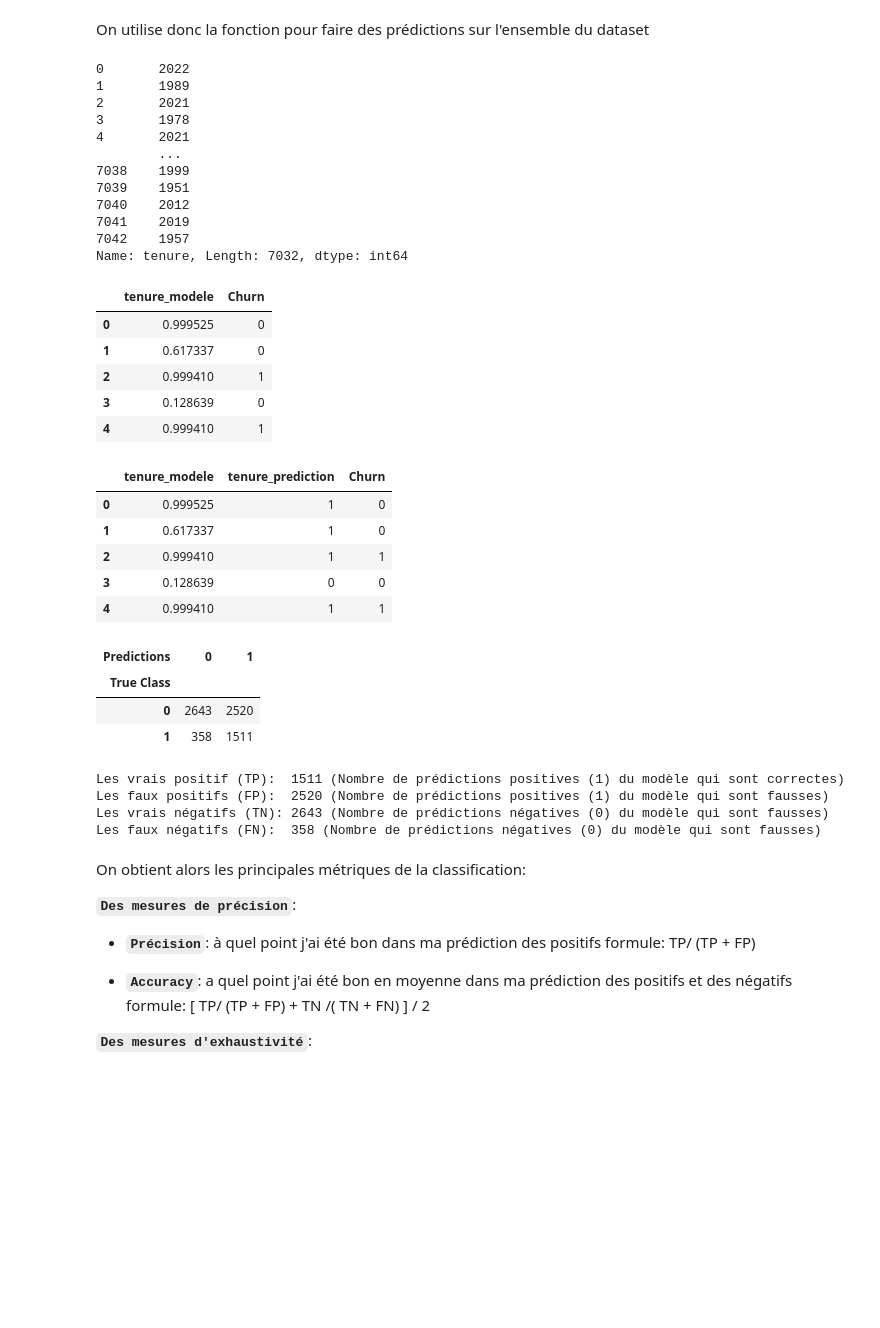
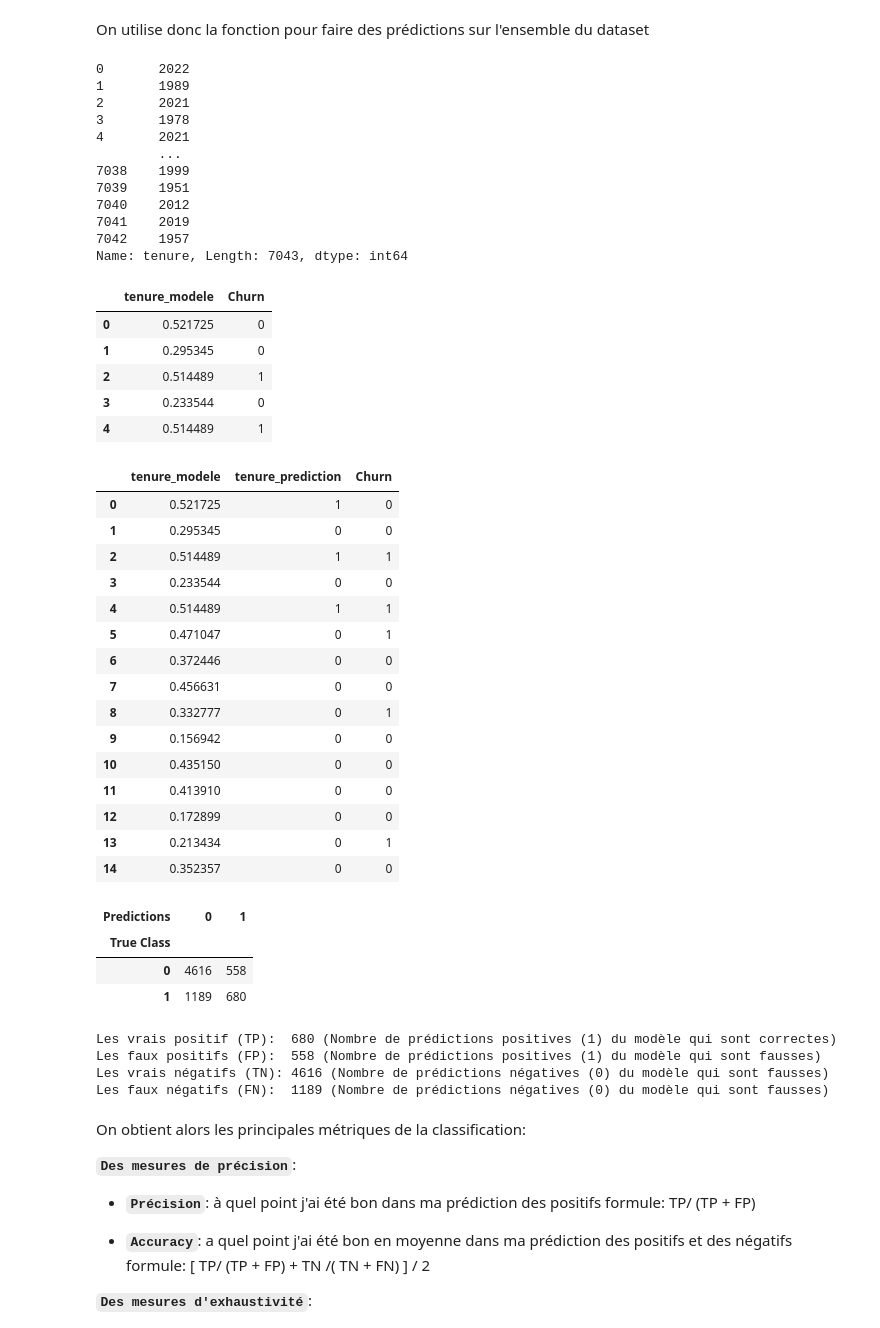
Before and after one commit to charles-42/classification_telco_churn, a Jupyter notebook: cours_classification.ipynb, the cells around one changed output. Drawn from its saved outputs; the diff is of its cells as text; code cells hidden in the pictures; blank space fills up the shorter version.

```diff
--- a/cours_classification.ipynb
+++ b/cours_classification.ipynb
@@ -36,8 +36,8 @@ Quand on modélise, on suppose que le lien entre les variables explicatives et l
 Dans le cas de la régression linéaire on utilise une fonction linéaire:
 # %%
 def f(x):
-    beta_0 = 2
-    beta_1 = 100
+    beta_0 = 0
+    beta_1 = 60
     return beta_0 + beta_1 * x
 
 df = df[~df['TotalCharges'].isin([' '])]
@@ -130,8 +110,8 @@ df_bin
 
 
 def f(x):
-    beta_0 = -8   #-2
-    beta_1 = 15  #3
+    beta_0 = -2   #-2
+    beta_1 = 2  #3
     return  np.exp(beta_0 + beta_1 * ((x-1950)/69)) / ( 1 + np.exp(beta_0 + beta_1 * ((x-1950)/69)))
 
 
@@ -157,9 +137,10 @@ plt.show()
 # %% [markdown]
 On fait la même chose pour les variables catégorielles en les transformant en variables binaires.
 # %%
+df['SeniorCitizen'] = df['SeniorCitizen'].map({'No': 0, 'Yes': 1})
 def g(x):
-    beta_0 = -15    #-1
-    beta_1 = 20 # 0.5
+    beta_0 = -1    #-1
+    beta_1 = 0.5 # 0.5
     return  np.exp(beta_0 + beta_1 * x) / ( 1 + np.exp(beta_0 + beta_1 * x))
 
 predicted = [g(x) for x in np.linspace(0, 1, 11)]
@@ -199,29 +180,39 @@ On utilise donc la fonction pour faire des prédictions sur l'ensemble du datase
 7040    2012
 7041    2019
 7042    1957
-Name: tenure, Length: 7032, dtype: int64
+Name: tenure, Length: 7043, dtype: int64
 # %%
 df['tenure_modele'] = (2023-df['tenure']).apply(f)
 # %%
 df[['tenure_modele','Churn']].head()
 # %% [output]
 |  | tenure_modele | Churn |
-| 0 | 0.999525 | 0 |
-| 1 | 0.617337 | 0 |
-| 2 | 0.999410 | 1 |
-| 3 | 0.128639 | 0 |
-| 4 | 0.999410 | 1 |
+| 0 | 0.521725 | 0 |
+| 1 | 0.295345 | 0 |
+| 2 | 0.514489 | 1 |
+| 3 | 0.233544 | 0 |
+| 4 | 0.514489 | 1 |
 # %%
 df['tenure_prediction'] = df['tenure_modele'].apply(lambda x : 0 if x < 0.5 else 1)
 # %%
-df[['tenure_modele','tenure_prediction','Churn']].head()
+df[['tenure_modele','tenure_prediction','Churn']].head(15)
 # %% [output]
 |  | tenure_modele | tenure_prediction | Churn |
-| 0 | 0.999525 | 1 | 0 |
-| 1 | 0.617337 | 1 | 0 |
-| 2 | 0.999410 | 1 | 1 |
-| 3 | 0.128639 | 0 | 0 |
-| 4 | 0.999410 | 1 | 1 |
+| 0 | 0.521725 | 1 | 0 |
+| 1 | 0.295345 | 0 | 0 |
+| 2 | 0.514489 | 1 | 1 |
+| 3 | 0.233544 | 0 | 0 |
+| 4 | 0.514489 | 1 | 1 |
+| 5 | 0.471047 | 0 | 1 |
+| 6 | 0.372446 | 0 | 0 |
+| 7 | 0.456631 | 0 | 0 |
+| 8 | 0.332777 | 0 | 1 |
+| 9 | 0.156942 | 0 | 0 |
+| 10 | 0.435150 | 0 | 0 |
+| 11 | 0.413910 | 0 | 0 |
+| 12 | 0.172899 | 0 | 0 |
+| 13 | 0.213434 | 0 | 1 |
+| 14 | 0.352357 | 0 | 0 |
 # %%
 crosstab = pd.crosstab(index=df['Churn'], columns=df['tenure_prediction'],
                        rownames=['True Class'], colnames=['Predictions'])
@@ -229,8 +220,8 @@ crosstab
 # %% [output]
 | Predictions | 0 | 1 |
 | True Class |  |  |
-| 0 | 2643 | 2520 |
-| 1 | 358 | 1511 |
+| 0 | 4616 | 558 |
+| 1 | 1189 | 680 |
 # %%
 TP = ((df['tenure_prediction'] == 1) & (df['Churn'] == 1)).sum()
 FP = ((df['tenure_prediction'] == 1) & (df['Churn'] == 0)).sum()
@@ -244,10 +235,10 @@ Les vrais négatifs (TN): {TN} (Nombre de prédictions négatives (0) du modèle
 Les faux négatifs (FN):  {FN} (Nombre de prédictions négatives (0) du modèle qui sont fausses) \n\
 ')
 # %% [output]
-Les vrais positif (TP):  1511 (Nombre de prédictions positives (1) du modèle qui sont correctes)
-Les faux positifs (FP):  2520 (Nombre de prédictions positives (1) du modèle qui sont fausses)
-Les vrais négatifs (TN): 2643 (Nombre de prédictions négatives (0) du modèle qui sont fausses)
-Les faux négatifs (FN):  358 (Nombre de prédictions négatives (0) du modèle qui sont fausses)
+Les vrais positif (TP):  680 (Nombre de prédictions positives (1) du modèle qui sont correctes)
+Les faux positifs (FP):  558 (Nombre de prédictions positives (1) du modèle qui sont fausses)
+Les vrais négatifs (TN): 4616 (Nombre de prédictions négatives (0) du modèle qui sont fausses)
+Les faux négatifs (FN):  1189 (Nombre de prédictions négatives (0) du modèle qui sont fausses)
 # %% [markdown]
 On obtient alors les principales métriques de la classification:
 
```
Also changed, not shown: parts of 15 cells of this notebook.
